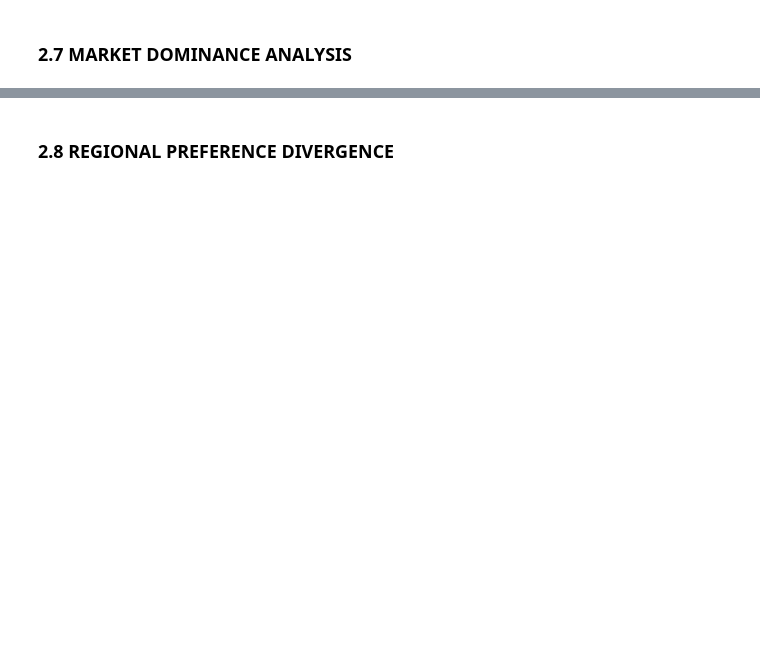
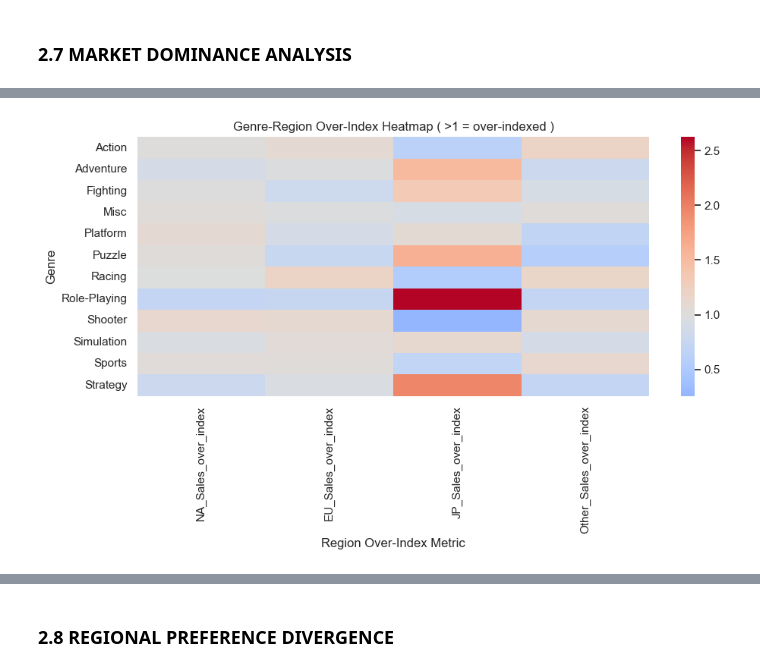
Before and after one commit to Siddharth1254/data-wrangling-project, a Jupyter notebook: Notebook.ipynb, the cells around one changed output, grey strips where cells are left out. Drawn from its saved outputs; the diff is of its cells as text; code cells hidden in the pictures; blank space fills up the shorter version.

```diff
--- a/Notebook.ipynb
+++ b/Notebook.ipynb
@@ -485,0 +520,20 @@ plt.show()
+# %%
+publisher_region_sales = (
+    df_clean
+    .groupby("Publisher")[region_cols]
+    .sum()
+    .reset_index()
+)
+
+publisher_region_sales["Total_Regional"] = publisher_region_sales[region_cols].sum(axis=1)
+
+for col in region_cols:
+    publisher_region_sales[col + "_prop"] = (
+        publisher_region_sales[col] / publisher_region_sales["Total_Regional"]
+    )
+
+prop_cols = [c for c in publisher_region_sales.columns if c.endswith("_prop")]
+
+publisher_region_sales["Regional_Consistency_Std"] = publisher_region_sales[prop_cols].std(axis=1)
+
+regional_consistency = publisher_region_sales[["Publisher", "Regional_Consistency_Std"]]
@@ -485,0 +723,16 @@ plt.show()
+# %%
+genre_region_totals = df_clean.groupby("Genre")[region_cols].sum()
+genre_region_totals["Total"] = genre_region_totals.sum(axis=1)
+for col in region_cols:
+    genre_region_totals[col + "_share"] = genre_region_totals[col] / genre_region_totals["Total"]
+
+genre_region_affinity = genre_region_totals[[c + "_share" for c in region_cols]].copy()
+
+# Compare to overall regional distribution
+for col in region_cols:
+    genre_region_affinity[col + "_over_index"] = (
+        genre_region_affinity[col + "_share"] / global_region_props[col]
+    )
+
+print("\n=== Genre-Region Affinity (shares & over-index) ===")
+display(genre_region_affinity.head())
@@ -485,0 +748,11 @@ plt.show()
+# %%
+over_index_cols = [c for c in genre_region_affinity.columns if c.endswith("_over_index")]
+plt.figure(figsize=(10, 6))
+sns.heatmap(genre_region_affinity[over_index_cols], annot=False, cmap="coolwarm", center=1)
+plt.title("Genre-Region Over-Index Heatmap ( >1 = over-indexed )")
+plt.xlabel("Region Over-Index Metric")
+plt.ylabel("Genre")
+plt.tight_layout()
+plt.show()
+# %% [output]
+[figure, added]
```
Also changed, not shown: parts of 25 cells of this notebook.
